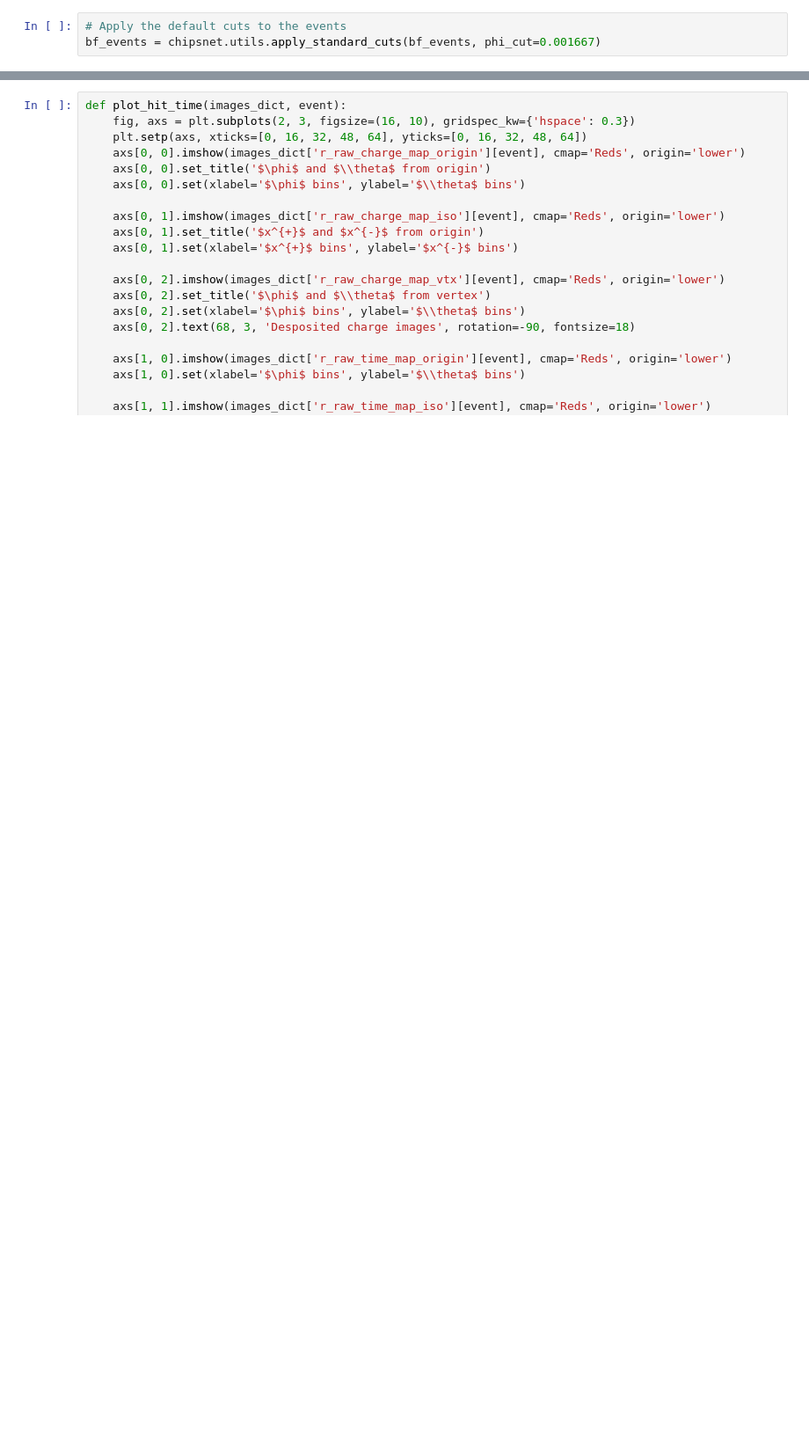
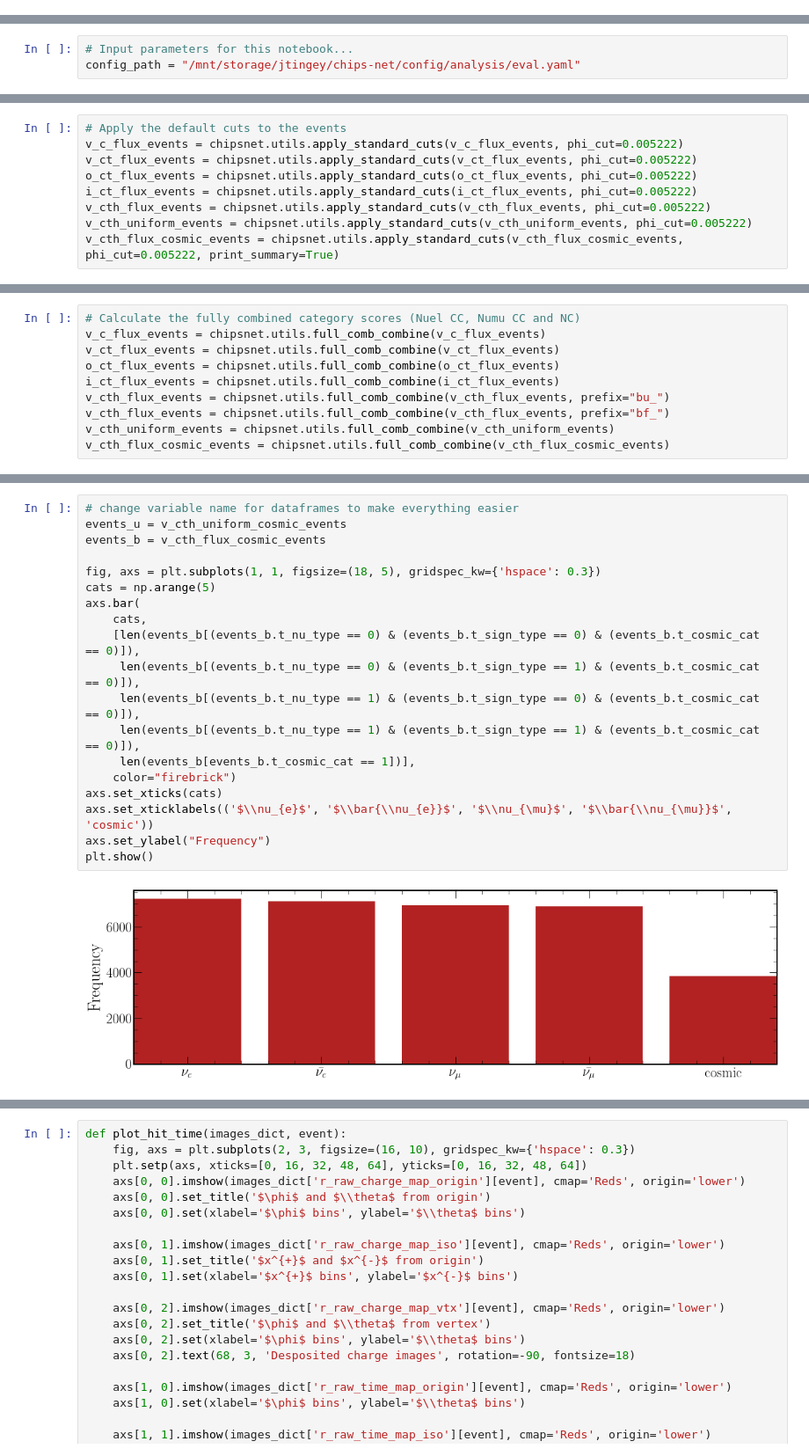
Before and after one commit to chipsneutrino/chips-net, a Jupyter notebook: notebooks/analysis.ipynb, the cells around one changed output, grey strips where cells are left out. Shown at 88% size. Drawn from its saved outputs; the diff is of its cells as text; blank space fills up the shorter version.

Commit message:
feat: updates to analysis plots and utilities module

```diff
--- a/notebooks/analysis.ipynb
+++ b/notebooks/analysis.ipynb
@@ -143,3 +0,0 @@ Cosmic number: 3214, weight: 376.695
-# %%
-# Apply the default cuts to the events
-bf_events = chipsnet.utils.apply_standard_cuts(bf_events, phi_cut=0.001667)
@@ -283,0 +15,3 @@ channel_hists = images_dict
+# %%
+# Input parameters for this notebook...
+config_path = "/mnt/storage/jtingey/chips-net/config/analysis/eval.yaml"
@@ -283,0 +146,9 @@ channel_hists = images_dict
+# %%
+# Apply the default cuts to the events
+v_c_flux_events = chipsnet.utils.apply_standard_cuts(v_c_flux_events, phi_cut=0.005222)
+v_ct_flux_events = chipsnet.utils.apply_standard_cuts(v_ct_flux_events, phi_cut=0.005222)
+o_ct_flux_events = chipsnet.utils.apply_standard_cuts(o_ct_flux_events, phi_cut=0.005222)
+i_ct_flux_events = chipsnet.utils.apply_standard_cuts(i_ct_flux_events, phi_cut=0.005222)
+v_cth_flux_events = chipsnet.utils.apply_standard_cuts(v_cth_flux_events, phi_cut=0.005222)
+v_cth_uniform_events = chipsnet.utils.apply_standard_cuts(v_cth_uniform_events, phi_cut=0.005222)
+v_cth_flux_cosmic_events = chipsnet.utils.apply_standard_cuts(v_cth_flux_cosmic_events, phi_cut=0.005222, print_summary=True)
@@ -283,0 +160,10 @@ channel_hists = images_dict
+# %%
+# Calculate the fully combined category scores (Nuel CC, Numu CC and NC)
+v_c_flux_events = chipsnet.utils.full_comb_combine(v_c_flux_events)
+v_ct_flux_events = chipsnet.utils.full_comb_combine(v_ct_flux_events)
+o_ct_flux_events = chipsnet.utils.full_comb_combine(o_ct_flux_events)
+i_ct_flux_events = chipsnet.utils.full_comb_combine(i_ct_flux_events)
+v_cth_flux_events = chipsnet.utils.full_comb_combine(v_cth_flux_events, prefix="bu_")
+v_cth_flux_events = chipsnet.utils.full_comb_combine(v_cth_flux_events, prefix="bf_")
+v_cth_uniform_events = chipsnet.utils.full_comb_combine(v_cth_uniform_events)
+v_cth_flux_cosmic_events = chipsnet.utils.full_comb_combine(v_cth_flux_cosmic_events)
@@ -283,0 +178,21 @@ channel_hists = images_dict
+# %%
+# change variable name for dataframes to make everything easier
+events_u = v_cth_uniform_cosmic_events
+events_b = v_cth_flux_cosmic_events
+
+fig, axs = plt.subplots(1, 1, figsize=(18, 5), gridspec_kw={'hspace': 0.3})
+cats = np.arange(5)
+axs.bar(
+    cats,
+    [len(events_b[(events_b.t_nu_type == 0) & (events_b.t_sign_type == 0) & (events_b.t_cosmic_cat == 0)]),
+     len(events_b[(events_b.t_nu_type == 0) & (events_b.t_sign_type == 1) & (events_b.t_cosmic_cat == 0)]),
+     len(events_b[(events_b.t_nu_type == 1) & (events_b.t_sign_type == 0) & (events_b.t_cosmic_cat == 0)]),
+     len(events_b[(events_b.t_nu_type == 1) & (events_b.t_sign_type == 1) & (events_b.t_cosmic_cat == 0)]),
+     len(events_b[events_b.t_cosmic_cat == 1])],
+    color="firebrick")
+axs.set_xticks(cats)
+axs.set_xticklabels(('$\\nu_{e}$', '$\\bar{\\nu_{e}}$', '$\\nu_{\mu}$', '$\\bar{\\nu_{\mu}}$', 'cosmic'))
+axs.set_ylabel("Frequency")
+plt.show()
+# %% [output]
+[figure, added]
```
Also changed, not shown: parts of 57 cells of this notebook, 4 other files.
